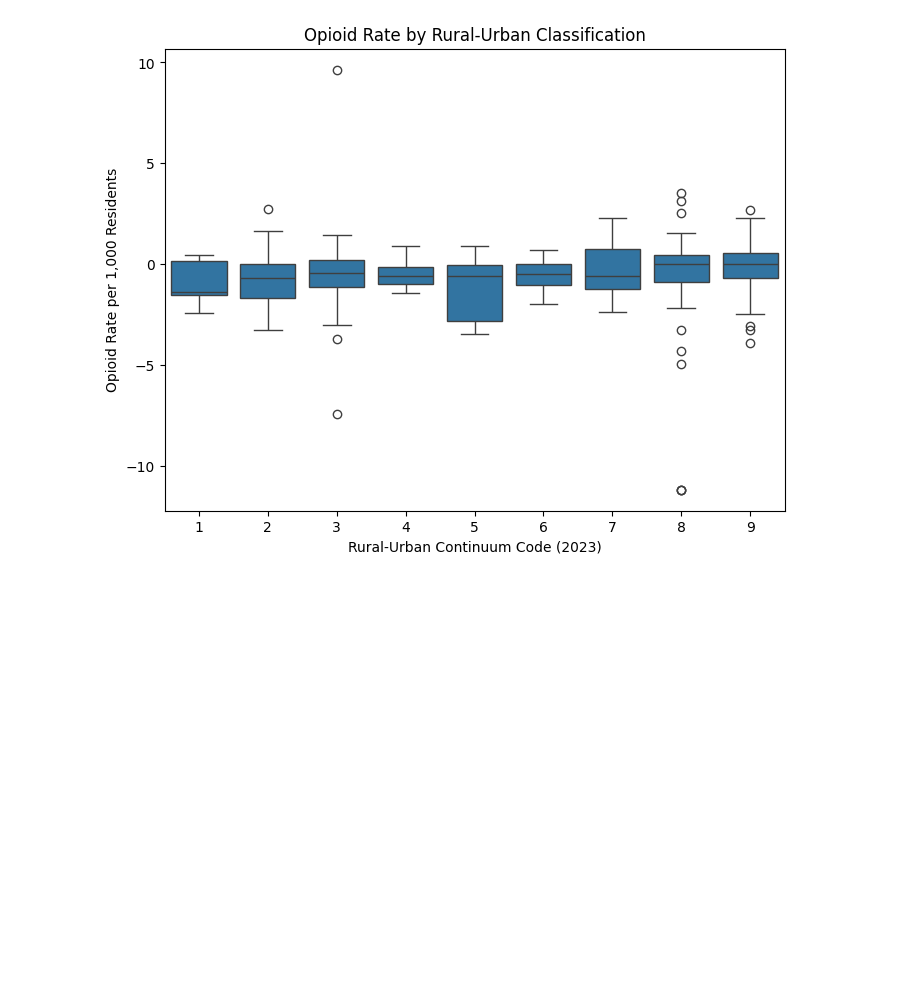
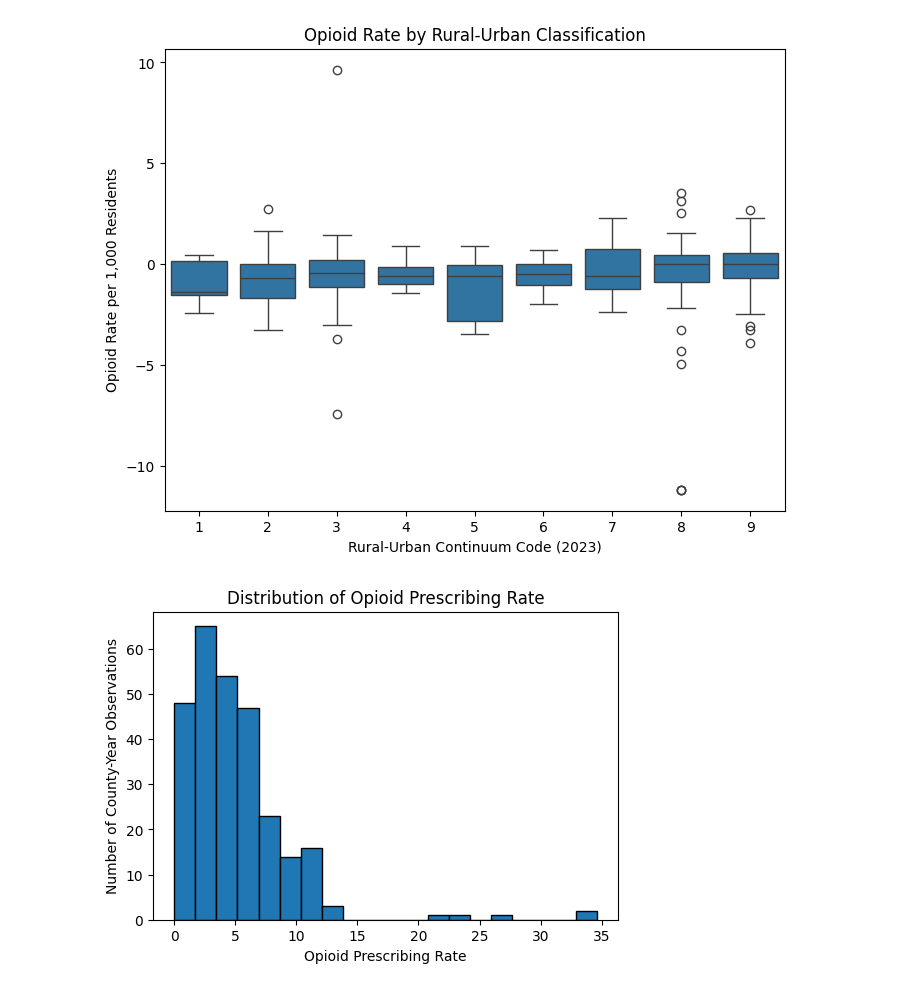
Before and after one commit to vyarabad/The-Intervention-Task-Force, a Jupyter notebook: notebooks/Data Visualization.ipynb, the cells around one changed output. Drawn from its saved outputs; the diff is of its cells as text; code cells hidden in the pictures; blank space fills up the shorter version.

```diff
--- a/notebooks/Data Visualization.ipynb
+++ b/notebooks/Data Visualization.ipynb
@@ -67,3 +60,13 @@ plt.ylabel("Opioid Rate per 1,000 Residents")
 plt.show()
 # %% [output]
 [figure]
+# %%
+# Histogram of target variable
+plt.figure(figsize=(6,4))
+plt.hist(df["LA_Opioid_Rate"].dropna(), bins=20, edgecolor="black")
+plt.xlabel("Opioid Prescribing Rate")
+plt.ylabel("Number of County-Year Observations")
+plt.title("Distribution of Opioid Prescribing Rate")
+plt.show()
+# %% [output]
+[figure, added]
```
Also changed, not shown: parts of 1 cell of this notebook, 13 other files.
